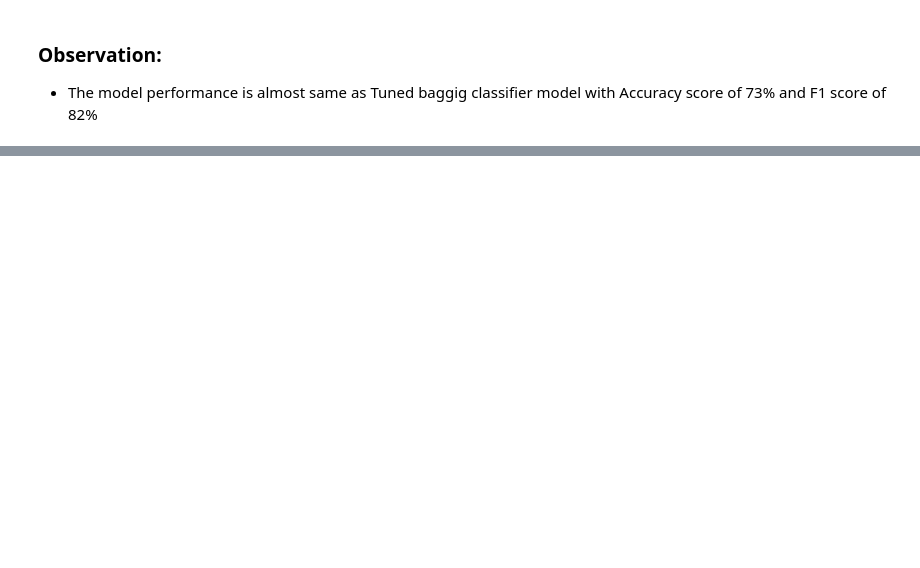
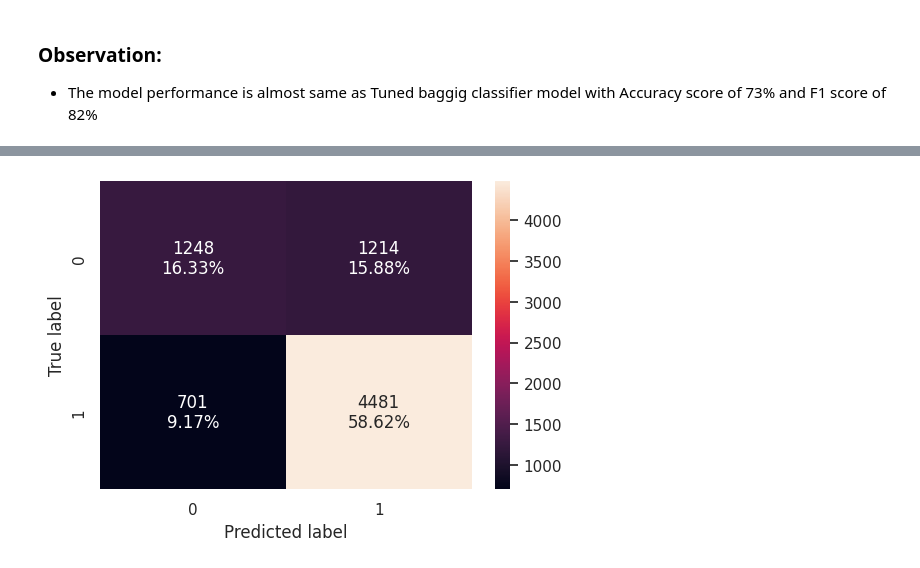
Before and after one commit to Rajesh2015/easy-visa, a Jupyter notebook: easy-visa-solution.ipynb, the cells around one changed output, grey strips where cells are left out. Saved outputs shown, nothing was run; the diff lists cells and outputs as text; code cells hidden in the pictures; blank space fills up the shorter version.

```diff
--- a/easy-visa-solution.ipynb
+++ b/easy-visa-solution.ipynb
@@ -2024,0 +2052,5 @@ compare_model_performance(train_performance_ada_tuned,test_performance_ada_tuned
+# %%
+# Confusion matrix for gradient boost
+confusion_matrix_sklearn(gbcl,X_test,y_test)
+# %% [output]
+[figure, added]
```
Also changed, not shown: parts of 32 cells of this notebook.
